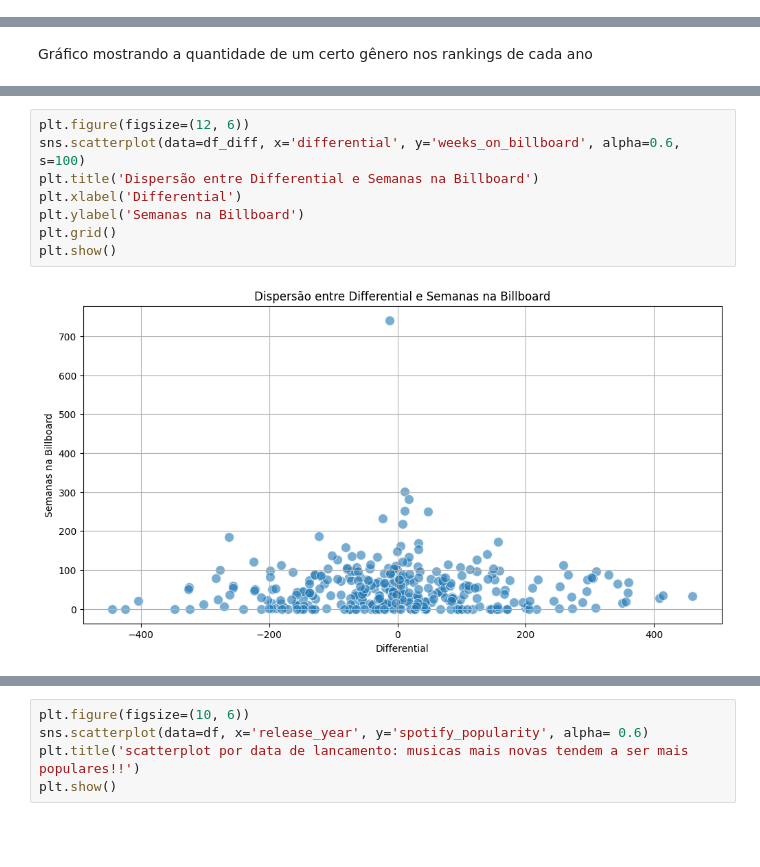
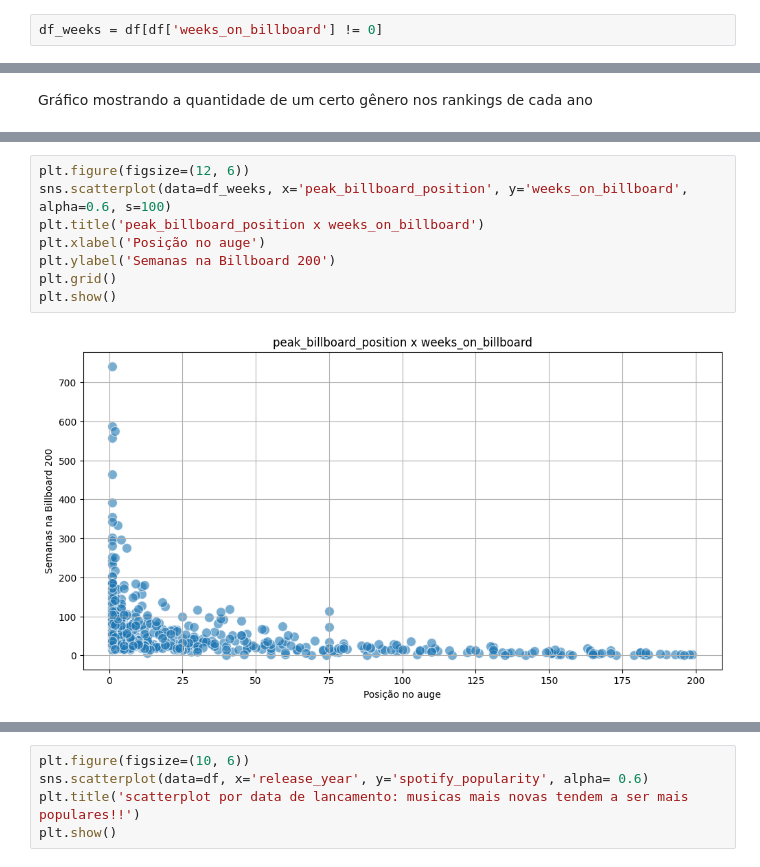
Before and after one commit to mateusono1/Melodia, a Jupyter notebook: Sofia/melodia_notebook.ipynb, the cells around one changed output, grey strips where cells are left out. Cells and saved outputs as stored; diff of their text form; blank space fills up the shorter version.

```diff
--- a/Sofia/melodia_notebook.ipynb
+++ b/Sofia/melodia_notebook.ipynb
@@ -221,6 +230,8 @@ df
 | 689 | Manu Chao | Proxima estacion: Esperanza | NaN | 474.0 | NaN | -501 | 2001 | Latin | Studio | ... |
 | 690 | The Beach Boys | The Smile Sessions | NaN | 381.0 | NaN | -501 | 2011 | NaN | Compilation | ... |
 689 rows × 19 columns
+# %%
+df_weeks = df[df['weeks_on_billboard'] != 0]
 # %% [markdown]
 ### Número de membros
 # %%
@@ -429,10 +572,10 @@ See the caveats in the documentation: https://pandas.pydata.org/pandas-docs/stab
 # %%
 plt.figure(figsize=(12, 6))
-sns.scatterplot(data=df_diff, x='differential', y='weeks_on_billboard', alpha=0.6, s=100)
-plt.title('Dispersão entre Differential e Semanas na Billboard')
-plt.xlabel('Differential')
-plt.ylabel('Semanas na Billboard')
+sns.scatterplot(data=df_weeks, x='peak_billboard_position', y='weeks_on_billboard', alpha=0.6, s=100)
+plt.title('peak_billboard_position x weeks_on_billboard')
+plt.xlabel('Posição no auge')
+plt.ylabel('Semanas na Billboard 200')
 plt.grid()
 plt.show()
 # %% [output]
-[figure, old version]
+[figure, new version]
```
Also changed, not shown: parts of 39 cells of this notebook.
